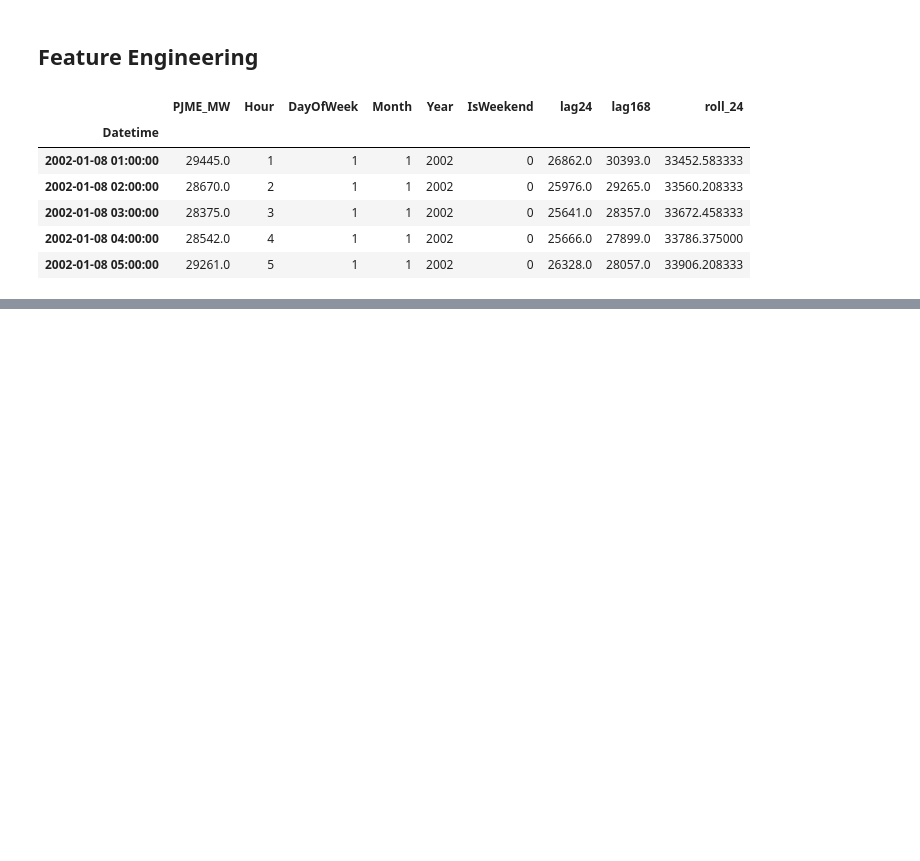
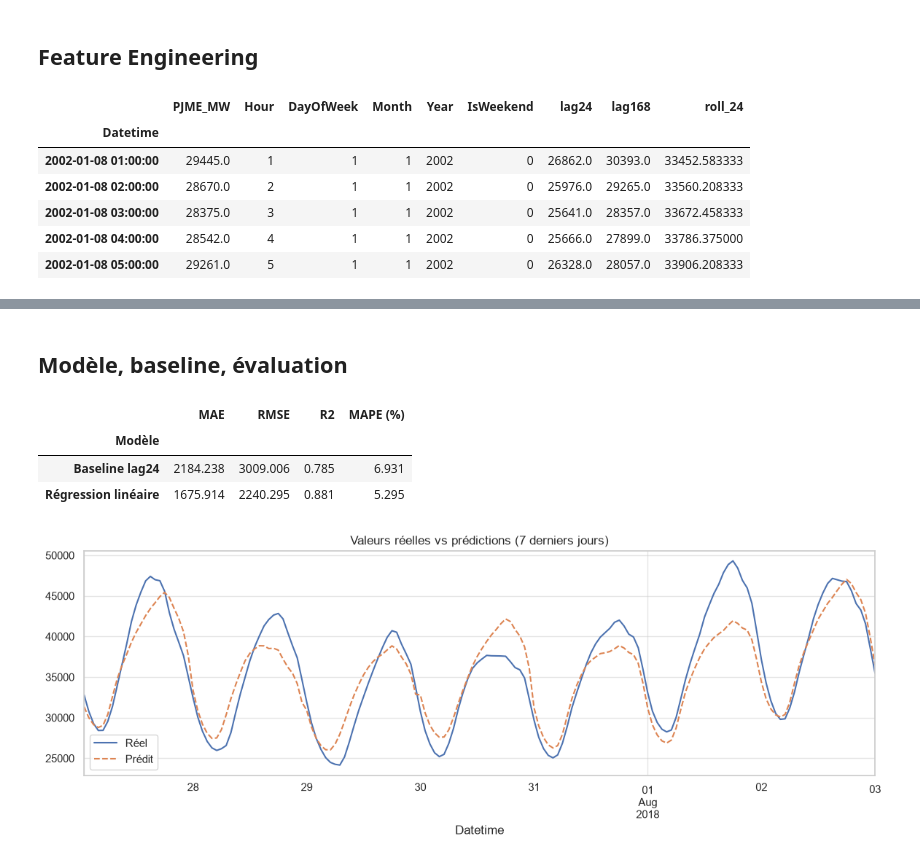
Before and after one commit to a-oirgari/BriefAZURE, a Jupyter notebook: notebooks/phase1.ipynb, the cells around one changed output, grey strips where cells are left out. Drawn from its saved outputs; the diff is of its cells as text; code cells hidden in the pictures; blank space fills up the shorter version.

```diff
--- a/notebooks/phase1.ipynb
+++ b/notebooks/phase1.ipynb
@@ -208,0 +230,42 @@ data.head()
+# %% [markdown]
+## Modèle, baseline, évaluation
+# %%
+# entraînement et métriques
+
+model = LinearRegression()
+model.fit(X_train, y_train)
+y_pred = model.predict(X_test)
+
+y_base = X_test["lag24"]
+
+def evaluer(y_true, y_hat, nom):
+    return {
+        "Modèle": nom,
+        "MAE": mean_absolute_error(y_true, y_hat),
+        "RMSE": root_mean_squared_error(y_true, y_hat),
+        "R2": r2_score(y_true, y_hat),
+        "MAPE (%)": mean_absolute_percentage_error(y_true, y_hat) * 100,
+    }
+
+resultats = pd.DataFrame([
+    evaluer(y_test, y_base, "Baseline lag24"),
+    evaluer(y_test, y_pred, "Régression linéaire"),
+]).set_index("Modèle").round(3)
+resultats
+# %% [output]
+|  | MAE | RMSE | R2 | MAPE (%) |
+| Modèle |  |  |  |  |
+| Baseline lag24 | 2184.238 | 3009.006 | 0.785 | 6.931 |
+| Régression linéaire | 1675.914 | 2240.295 | 0.881 | 5.295 |
+# %%
+# réel vs prédit
+y_pred = pd.Series(y_pred, index=y_test.index)
+
+fig, ax = plt.subplots(figsize=(14, 4))
+y_test.iloc[-168:].plot(ax=ax, label="Réel")
+y_pred.iloc[-168:].plot(ax=ax, label="Prédit", linestyle="--")
+ax.set_title("Valeurs réelles vs prédictions (7 derniers jours)")
+ax.legend()
+plt.show()
+# %% [output]
+[figure, added]
```
Also changed, not shown: parts of 3 cells of this notebook.
